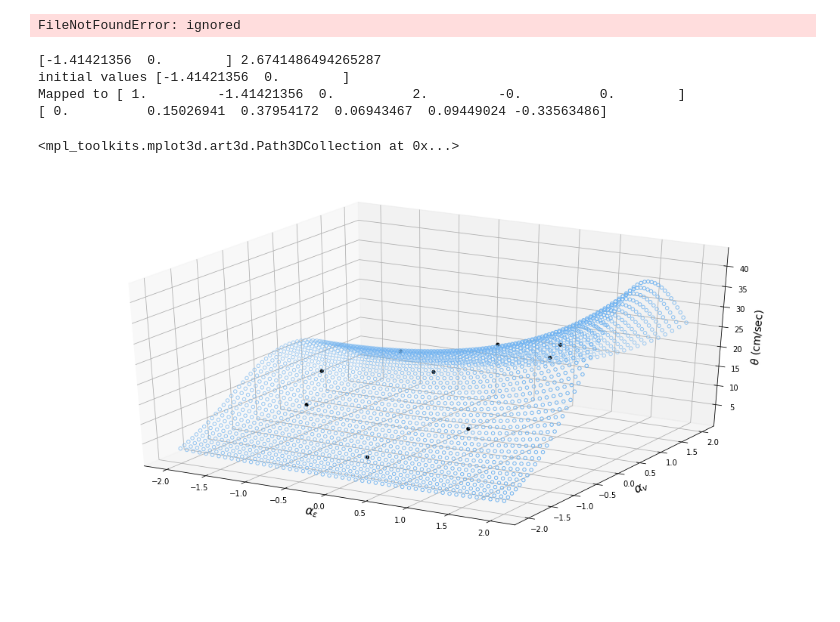
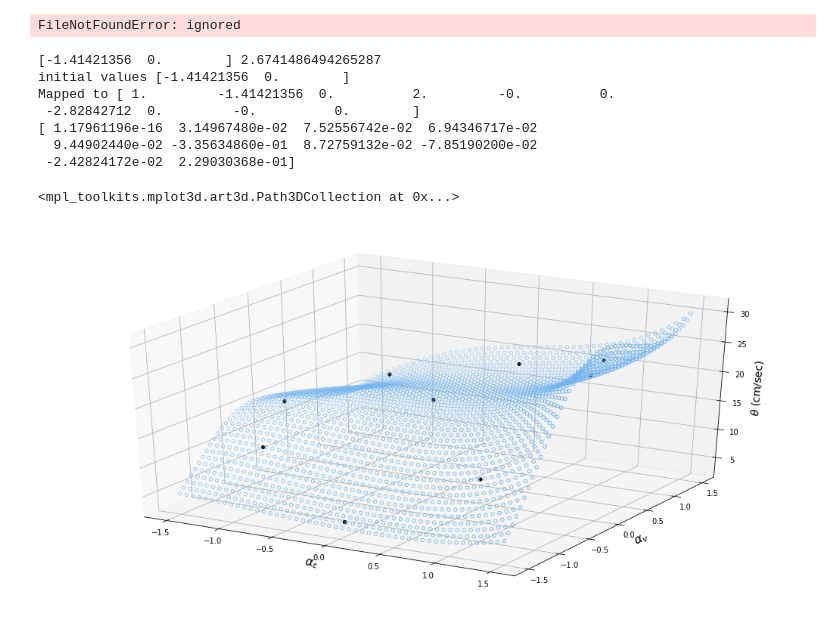
Before and after one commit to mtareqsoliman/msthesis, a Jupyter notebook: 9CCM_10202022.ipynb, the cells around one changed output. Cells and saved outputs as stored; diff of their text form; code cells hidden in the pictures; blank space fills up the shorter version.

```diff
--- a/9CCM_10202022.ipynb
+++ b/9CCM_10202022.ipynb
@@ -355,7 +355,7 @@ y_values = np.log(theta_9_list)
 print(x_values[0], y_values[0])
 
 
-poly_model = PolynomialFeatures(degree=2)
+poly_model = PolynomialFeatures(degree=3)
 poly_x_values = poly_model.fit_transform(x_values)
 
 # should be in the form [1, a, b, a^2, ab, b^2]
@@ -372,36 +372,44 @@ print(regression_model.coef_)
 #p00,p10,p01,p20,p11,p02 = regression_model.coef_.T
 mean_squared_error(y_values, y_pred, squared=False)
 
 
-x1_mesh = np.linspace(-2, 2, 50)
-x2_mesh = np.linspace(-2, 2, 50)
-x1_mesh, x2_mesh = np.meshgrid(x1_mesh, x2_mesh)
+x1_mesh_i = np.linspace(-1.5, 1.5, 50)
+x2_mesh_i = np.linspace(-1.5, 1.5, 50)
+x_mesh_i = np.array([x1_mesh_i.flatten(), x2_mesh_i.flatten()]).T
+poly_x_mesh_i = poly_model.fit_transform(x_mesh_i)
+y_mesh_i = regression_model.predict(poly_x_mesh_i)
+
+
+x1_mesh, x2_mesh = np.meshgrid(x1_mesh_i, x2_mesh_i)
 x_mesh = np.array([x1_mesh.flatten(), x2_mesh.flatten()]).T
 poly_x_mesh = poly_model.fit_transform(x_mesh)
 y_mesh = regression_model.predict(poly_x_mesh)
 
 fig = plt.figure(figsize =(18, 9))
 ax = plt.axes(projection ='3d')
 
 
 ax.set_zlabel(r"$\theta$ (cm/sec)",fontsize=14)
 ax.set_xlabel(r"$\alpha_\epsilon$",fontsize=16)
 ax.set_ylabel(r"$\alpha_v$",fontsize=16)
 
 ax.scatter(x_values[:,0], x_values[:,1], np.exp(y_values),color='black',marker='.',alpha=1,s=70)
 ax.scatter(x1_mesh, x2_mesh, np.exp(y_mesh), facecolor=(0,0,0,0), s=20, edgecolor='#70b3f0')
 
 
 #ax.set_zlabel(r"$\theta$ (cm/sec)",fontsize=14)
 #ax.set_xlabel(r"$\alpha_\epsilon$",fontsize=16)
 #ax.set_ylabel(r"$\alpha_v$",fontsize=16)
 
 #ax.scatter(x_values[:,0], x_values[:,1], np.exp(y_values),color='black',marker='.',alpha=1,s=70)
 #ax.scatter(x1_mesh, x2_mesh, np.exp(y_mesh), facecolor=(0,0,0,0), s=20, edgecolor='#70b3f0')
 # %% [output]
 [-1.41421356  0.        ] 2.6741486494265287
 initial values [-1.41421356  0.        ]
-Mapped to [ 1.         -1.41421356  0.          2.         -0.          0.        ]
-[ 0.          0.15026941  0.37954172  0.06943467  0.09449024 -0.33563486]
+Mapped to [ 1.         -1.41421356  0.          2.         -0.          0.
+ -2.82842712  0.         -0.          0.        ]
+[ 1.17961196e-16  3.14967480e-02  7.52556742e-02  6.94346717e-02
+  9.44902440e-02 -3.35634860e-01  8.72759132e-02 -7.85190200e-02
+ -2.42824172e-02  2.29030368e-01]
 <mpl_toolkits.mplot3d.art3d.Path3DCollection at 0x...>
-[figure, old version]
+[figure, new version]
```
Also changed, not shown: parts of 5 cells of this notebook.
